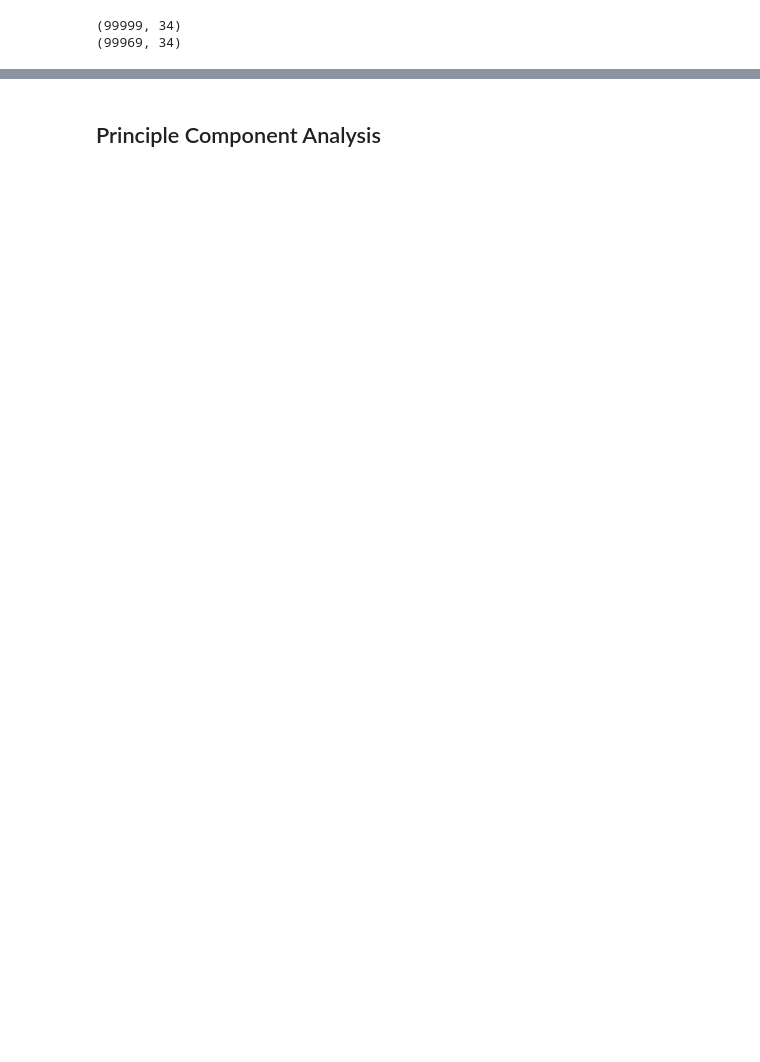
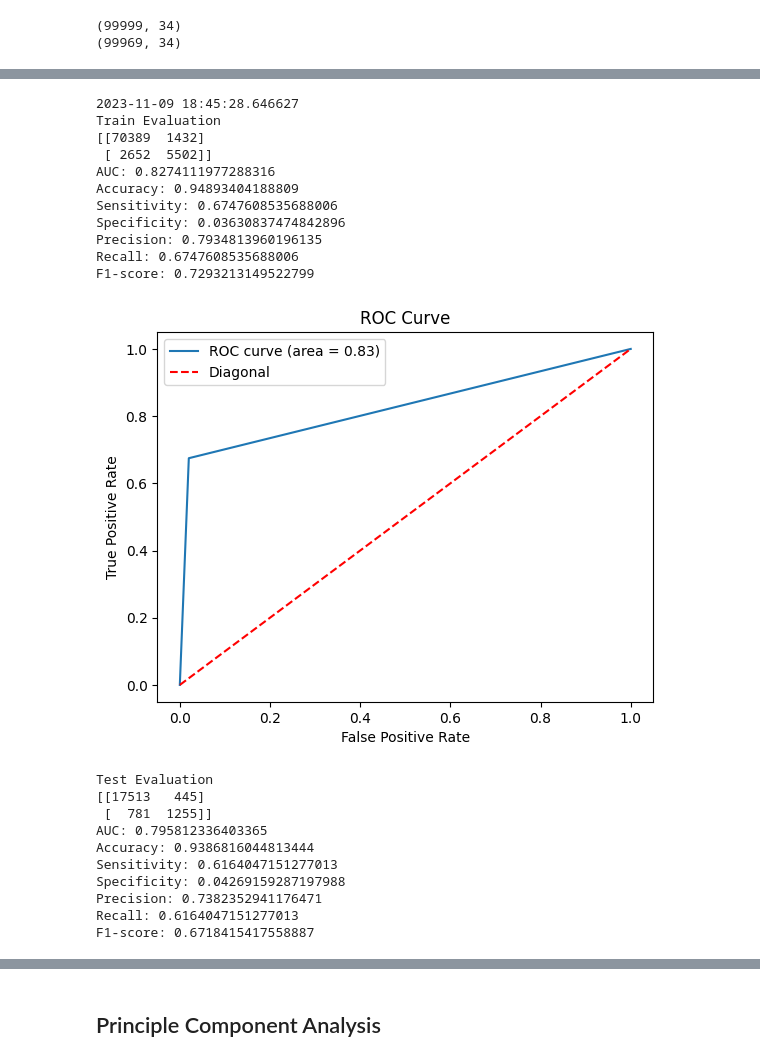
Before and after one commit to shagal-sajid/assignment_1123, a Jupyter notebook: telecom_churn_v2.ipynb, the cells around one changed output, grey strips where cells are left out. Saved outputs shown, nothing was run; the diff lists cells and outputs as text; code cells hidden in the pictures; blank space fills up the shorter version.

```diff
--- a/telecom_churn_v2.ipynb
+++ b/telecom_churn_v2.ipynb
@@ -995,0 +1004,40 @@ X_train, X_test, y_train, y_test = train_test_split(X, y, test_size=0.2)
+# %%
+%%time
+print(datetime.datetime.now())
+params= {
+#     'n_estimators': [50, 100, 200],
+    'max_depth': [None, 10, 20],
+    'min_samples_split': [2, 5, 10],
+    'min_samples_leaf': [1, 2, 4],
+#     'bootstrap': [True, False],
+#     'class_weight': ['balanced', 'balanced_subsample', None]
+    'criterion' : ['gini','entropy']
+}
+
+dt = DecisionTreeClassifier()
+grid_search1 = GridSearchCV(dt,params, cv=4, scoring='accuracy')
+grid_search1.fit(X_train, y_train)
+BuildModel(grid_search1.best_estimator_, X_train, y_train, X_test, y_test)
+# %% [output]
+2023-11-09 18:45:28.646627
+Train Evaluation
+[[70389  1432]
+ [ 2652  5502]]
+AUC: 0.8274111977288316
+Accuracy: 0.94893404188809
+Sensitivity: 0.6747608535688006
+Specificity: 0.03630837474842896
+Precision: 0.7934813960196135
+Recall: 0.6747608535688006
+F1-score: 0.7293213149522799
+[figure, added]
+Test Evaluation
+[[17513   445]
+ [  781  1255]]
+AUC: 0.795812336403365
+Accuracy: 0.9386816044813444
+Sensitivity: 0.6164047151277013
+Specificity: 0.04269159287197988
+Precision: 0.7382352941176471
+Recall: 0.6164047151277013
+F1-score: 0.6718415417558887
```
Also changed, not shown: parts of 48 cells of this notebook.
